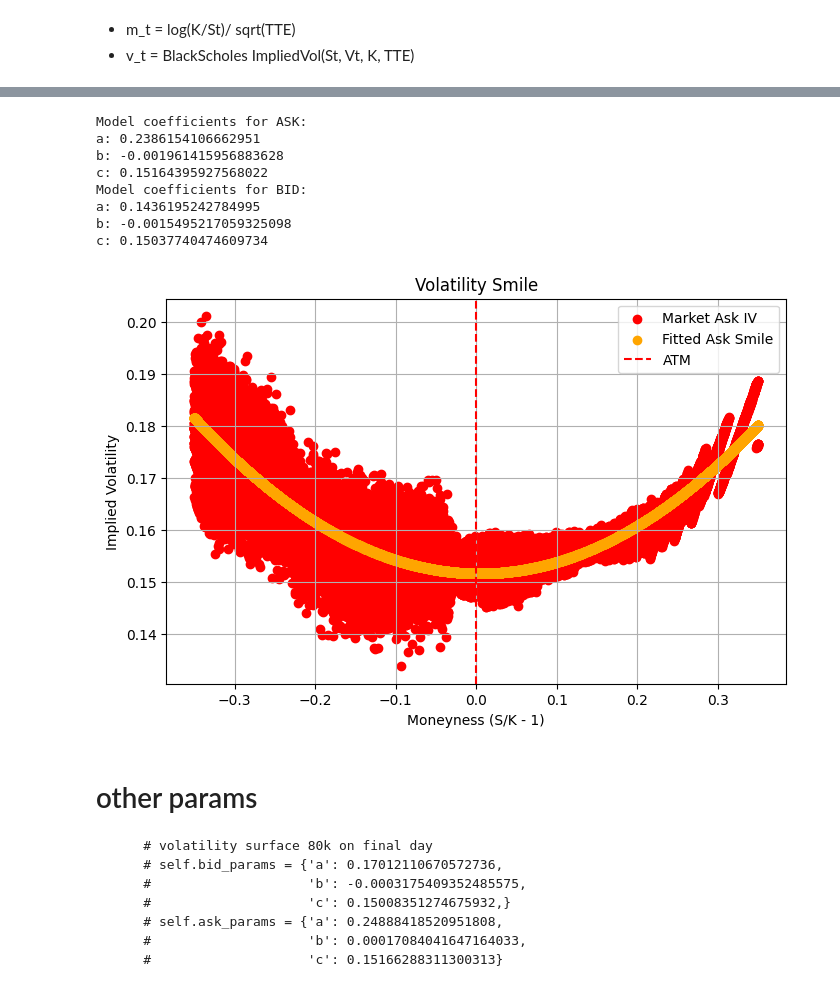
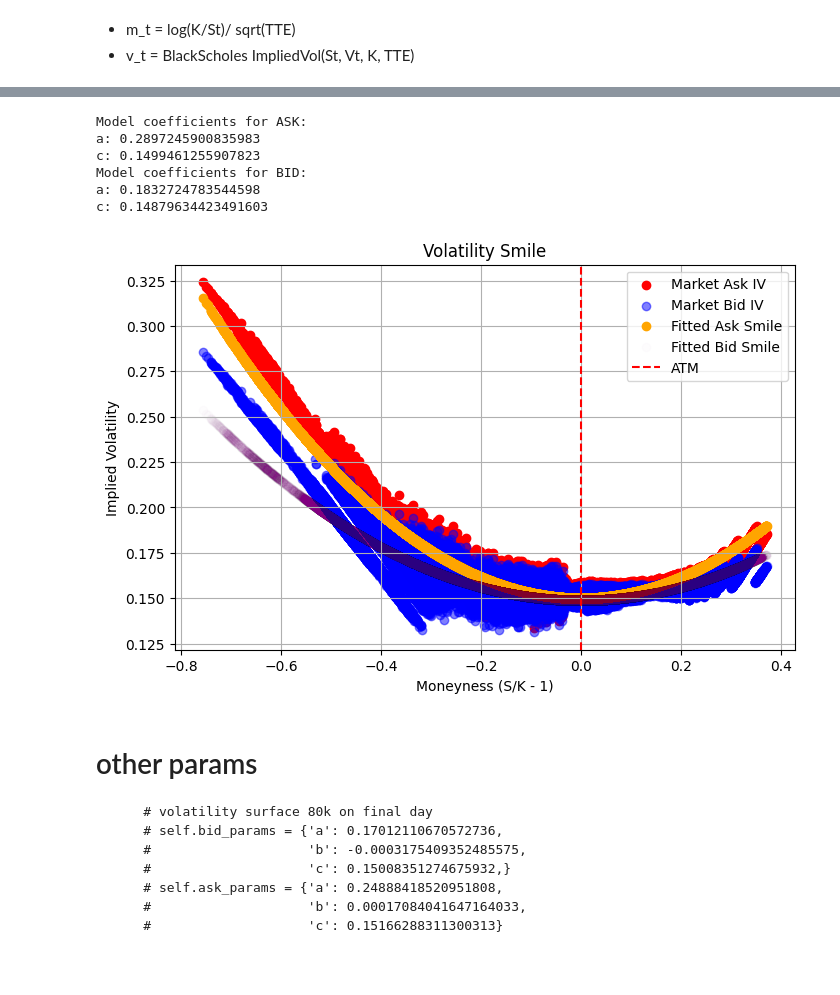
Before and after one commit to chrispyroberts/imc-prosperity-3, a Jupyter notebook: ROUND 3/round3 analysis.ipynb, the cells around one changed output, grey strips where cells are left out. Cells and saved outputs as stored; diff of their text form; code cells hidden in the pictures.

```diff
--- a/ROUND 3/round3 analysis.ipynb
+++ b/ROUND 3/round3 analysis.ipynb
@@ -348,0 +462,6 @@ See the caveats in the documentation: https://pandas.pydata.org/pandas-docs/stab
+# %%
+def calc_m_t(strike, spot, tte):
+    return np.log(spot / strike) / np.sqrt(tte)
+# %%
+vouchers_df['m_t'] = vouchers_df.apply(lambda row: calc_m_t(row['strike_price'], row['underlying_price'], row['time_to_expiry']), axis=1)
+vouchers_df
@@ -348,0 +482,15 @@ See the caveats in the documentation: https://pandas.pydata.org/pandas-docs/stab
+# %%
+def model_iv(m_t):
+    a_ask = 0.2897245900835983
+    c_ask = 0.1499461255907823
+
+    a_bid = 0.1832724783544598
+    c_bid = 0.14879634423491603
+
+    ask_iv = a_ask * m_t**2 + c_ask
+    bid_iv = a_bid * m_t**2 + c_bid
+    mid_id = (ask_iv + bid_iv) / 2
+    return mid_id
+# %%
+vouchers_df['fit_iv'] = vouchers_df.apply(lambda row: model_iv(row['m_t']), axis=1)
+vouchers_df
@@ -365,50 +647,48 @@ v_t_2 = df['bid_IV'].values
 from sklearn.linear_model import LinearRegression
 import numpy as np
 
-X_fit = np.vstack([np.square(m_t), m_t, np.ones_like(m_t)]).T
+X_fit = np.vstack([np.square(m_t), np.ones_like(m_t)]).T
 
 # Ask fit
 model_ask = LinearRegression().fit(X_fit, v_t_1)
 Y_fit_ask = model_ask.predict(X_fit)
 
 print("Model coefficients for ASK:")
 print("a:", model_ask.coef_[0])
-print("b:", model_ask.coef_[1])
+# print("b:", model_ask.coef_[1])
 print("c:", model_ask.intercept_)
 
 # Bid fit
 model_bid = LinearRegression().fit(X_fit, v_t_2)
 Y_fit_bid = model_bid.predict(X_fit)
 print("Model coefficients for BID:")
 print("a:", model_bid.coef_[0])
-print("b:", model_bid.coef_[1])
+# print("b:", model_bid.coef_[1])
 print("c:", model_bid.intercept_)
 
 
 # Plot the fit
 plt.figure(figsize=(8,5))
 plt.scatter(m_t, v_t_1, label='Market Ask IV', c='red', alpha=1.0)
-# plt.scatter(m_t, v_t_2, label='Market Bid IV', c='Blue', alpha=0.5)
+plt.scatter(m_t, v_t_2, label='Market Bid IV', c='Blue', alpha=0.5)
 plt.scatter(m_t, Y_fit_ask, color='orange', label='Fitted Ask Smile', alpha=1.0)
-# plt.scatter(m_t, Y_fit_bid, color='purple', label='Fitted Bid Smile', alpha=0.01)
+plt.scatter(m_t, Y_fit_bid, color='purple', label='Fitted Bid Smile', alpha=0.01)
 
 
 plt.axvline(0.0, color='red', linestyle='--', label='ATM')
 plt.xlabel("Moneyness (S/K - 1)")
 plt.ylabel("Implied Volatility")
 plt.title(f"Volatility Smile")
 plt.legend()
 plt.grid(True)
 # %% [output]
 Model coefficients for ASK:
-a: 0.2386154106662951
-b: -0.001961415956883628
-c: 0.15164395927568022
+a: 0.2897245900835983
+c: 0.1499461255907823
 Model coefficients for BID:
-a: 0.1436195242784995
-b: -0.0015495217059325098
-c: 0.15037740474609734
+a: 0.1832724783544598
+c: 0.14879634423491603
-[figure, old version]
+[figure, new version]
 # %% [markdown]
 # other params
 
```
Also changed, not shown: parts of 32 cells of this notebook, 7 other files.
